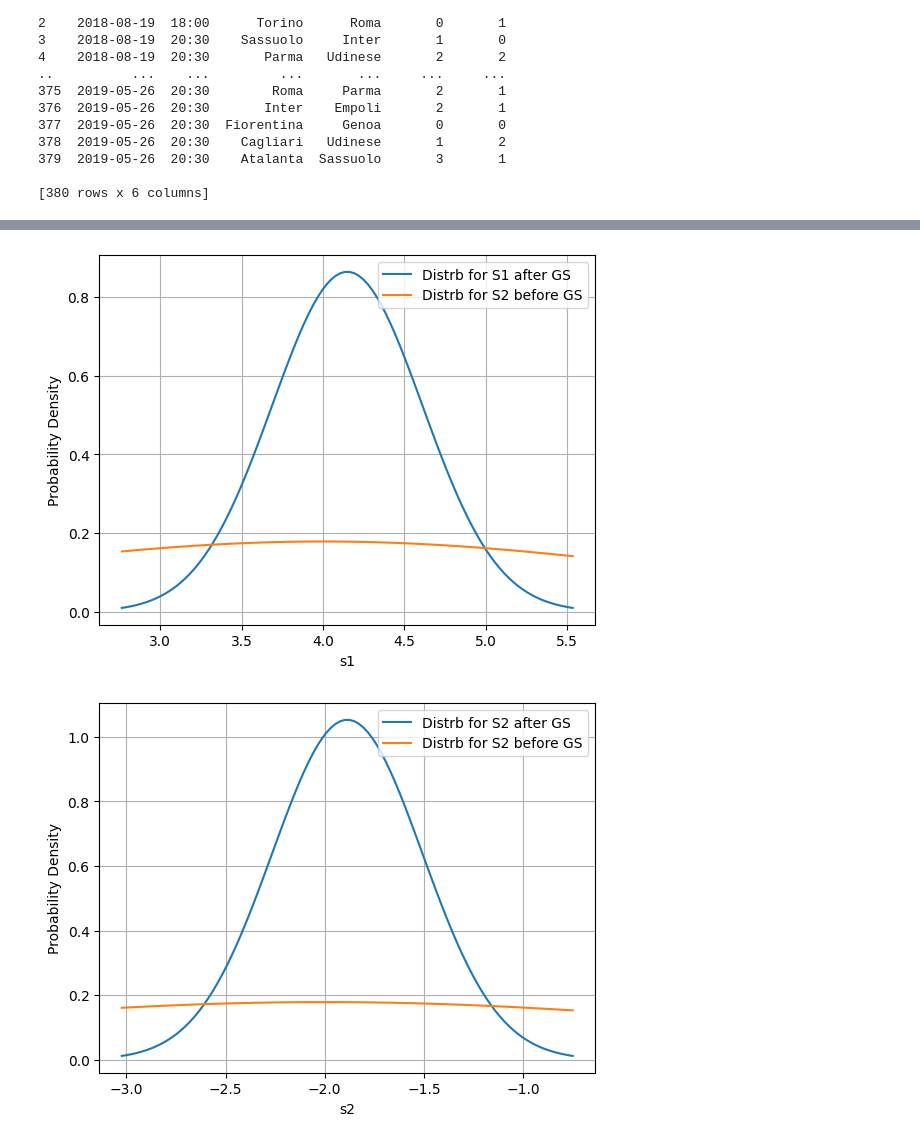
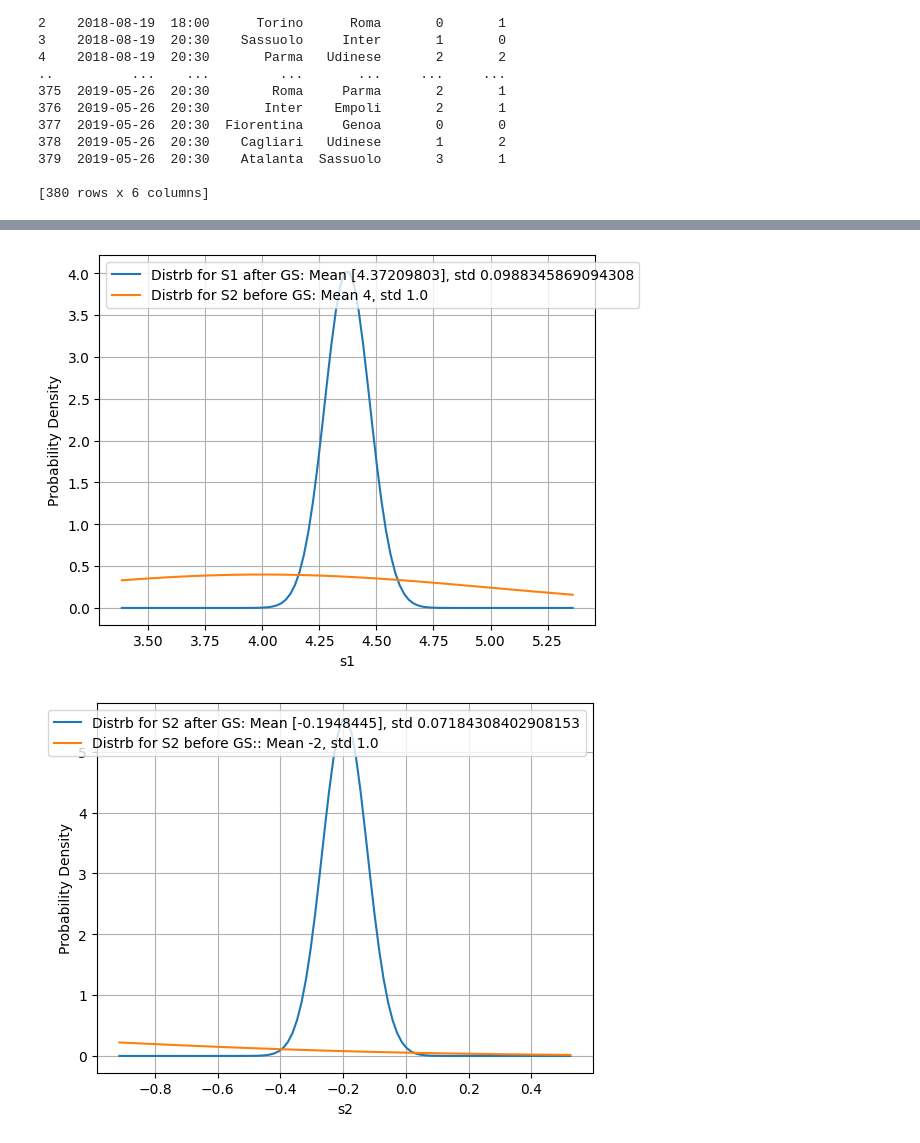
Before and after one commit to GurKarlsson/APMASK, a Jupyter notebook: Untitled-1.ipynb, the cells around one changed output, grey strips where cells are left out. Cells and saved outputs as stored; diff of their text form; code cells hidden in the pictures.

```diff
--- a/Untitled-1.ipynb
+++ b/Untitled-1.ipynb
@@ -33,7 +33,7 @@ print(data)
 
 [380 rows x 6 columns]
 # %%
-def gibbs_sampler(mu_s1_hyper = 4, mu_s2_hyper = -2, var_s1_hyper = 5, var_s2_hyper = 5, iterations = 1000):
+def gibbs_sampler(mu_s1_hyper = 4, mu_s2_hyper = -2, var_s1_hyper = 1, var_s2_hyper = 1, iterations = 1000):
     # Initilize
     A = np.array([[1, -1]]) # 2x1 column vector
 
@@ -45,7 +45,7 @@ def gibbs_sampler(mu_s1_hyper = 4, mu_s2_hyper = -2, var_s1_hyper = 5, var_s2_hy
     #------
     t = 3
     mu_s = np.array([[mu_s1_hyper], [mu_s2_hyper]])   # 1x2 row vector
-    variance_t = 5 # HYPER
+    variance_t = 2 # HYPER
     mu_t = 6 # Hyper mu_s1 - mu_s2
 
     s1_vec = []
@@ -53,8 +53,10 @@ def gibbs_sampler(mu_s1_hyper = 4, mu_s2_hyper = -2, var_s1_hyper = 5, var_s2_hy
     t_vec = []
 
     for i in range(iterations):
-        print(i)
-        print(sig_s)
+
+     #   print(i)
+     #   print(sig_s)
+
     # Corrected matrix multiplication for sig_st computation
      #   sig_st = np.linalg.inv(np.linalg.inv(sig_s) + (A * (1/sig_ts)) * A.T)
         sig_st = np.linalg.inv(np.linalg.inv(sig_s) + np.matmul(A.T*1/sig_ts, A))
@@ -63,8 +65,10 @@ def gibbs_sampler(mu_s1_hyper = 4, mu_s2_hyper = -2, var_s1_hyper = 5, var_s2_hy
      #   mu_st = sig_st * (np.linalg.inv(sig_s) * mu_s + (A * (1/sig_ts)) * t)
         mu_st = np.matmul(sig_st, np.matmul(np.linalg.inv(sig_s),mu_s) + A.T/sig_ts*t)
         mu_st_in = mu_st.flatten()
-        print(f"mu_st {mu_st}")
-        print(f"sig_st {sig_st}")
+
+       # print(f"mu_st {mu_st}")
+       # print(f"sig_st {sig_st}")
+
         s1,s2 = np.random.multivariate_normal(mu_st_in, sig_st) #Gives s1 and s2
 
         s1_vec.append(s1)
@@ -90,7 +94,7 @@ def gibbs_sampler(mu_s1_hyper = 4, mu_s2_hyper = -2, var_s1_hyper = 5, var_s2_hy
 
     return s1_vec, s2_vec, t_vec
 # %%
-iterationss = 1000
+iterationss = 5000
 iterations_num = [i + 1 for i in range(iterationss)]
 
 
@@ -179,45 +183,52 @@ Covariance for s1 and s2: [[0.21343407 0.10757699]
 # %%
 def prior_vs_posterior_comp(mu_1_hyper, mu_2_hyper, var_s1_hyper, var_s2_hyper,mu_s,variance_s1,variance_s2):
     mu_s1 = mu_s[0]
     mu_s2 = mu_s[1]
 
+    std_s1_gs = np.sqrt(variance_s1)
+    std_s2_gs = np.sqrt(variance_s2)
+
+    std_s1_prior = np.sqrt(var_s1_hyper)
+    std_s2_prior = np.sqrt(var_s2_hyper)
+
+
     # Axis [mean-3*std, mean + 3*std]
-    x_axis_s1 = np.linspace(mu_s1 - 3*np.sqrt(variance_s1),      mu_s1 + 3*np.sqrt(variance_s1),     100 )
-    x_axis_s2 = np.linspace(mu_s2 - 3*np.sqrt(variance_s2),      mu_s2 + 3*np.sqrt(variance_s2),     100 )
+    x_axis_s1 = np.linspace(mu_s1 - 10*std_s1_gs,      mu_s1 + 10*std_s1_gs,     100 )
+    x_axis_s2 = np.linspace(mu_s2 - 10*std_s2_gs,      mu_s2 + 10*std_s2_gs,     100 )
 
-    pdf_s1_values_gs =  norm.pdf(x_axis_s1,     mu_s1   ,   np.sqrt(variance_s1))
-    pdf_s1_values_hyp = norm.pdf(x_axis_s1,     mu_1_hyper, np.sqrt(var_s1_hyper))
+    pdf_s1_values_gs =  norm.pdf(x_axis_s1,     mu_s1   ,   std_s1_gs)
+    pdf_s1_values_hyp = norm.pdf(x_axis_s1,     mu_1_hyper, std_s1_prior)
 
-    pdf_s2_values_gs =  norm.pdf(x_axis_s2,     mu_s2   ,   np.sqrt(variance_s2))
-    pdf_s2_values_hyp = norm.pdf(x_axis_s2,     mu_2_hyper, np.sqrt(var_s2_hyper))
+    pdf_s2_values_gs =  norm.pdf(x_axis_s2,     mu_s2   ,   std_s2_gs)
+    pdf_s2_values_hyp = norm.pdf(x_axis_s2,     mu_2_hyper, std_s2_prior)
 
     #Prior and after s1
-    plt.plot(x_axis_s1, pdf_s1_values_gs,  label=f'Distrb for S1 after GS')
-    plt.plot(x_axis_s1, pdf_s1_values_hyp, label=f'Distrb for S2 before GS')
-    plt.legend(loc='upper right')
+    plt.plot(x_axis_s1, pdf_s1_values_gs,  label=f'Distrb for S1 after GS: Mean {mu_s1}, std {std_s1_gs}')
+    plt.plot(x_axis_s1, pdf_s1_values_hyp, label=f'Distrb for S2 before GS: Mean {mu_1_hyper}, std {std_s1_prior}')
+    plt.legend(loc='upper left')
     plt.grid()
     plt.xlabel('s1')
     plt.ylabel('Probability Density')
     plt.show()
 
     #Prior and after s2
-    plt.plot(x_axis_s2, pdf_s2_values_gs,label=f'Distrb for S2 after GS')
-    plt.plot(x_axis_s2, pdf_s2_values_hyp, label=f'Distrb for S2 before GS')
+    plt.plot(x_axis_s2, pdf_s2_values_gs,label=f'Distrb for S2 after GS: Mean {mu_s2}, std {std_s2_gs}')
+    plt.plot(x_axis_s2, pdf_s2_values_hyp, label=f'Distrb for S2 before GS:: Mean {mu_2_hyper}, std {std_s2_prior}')
     plt.legend(loc='upper right')
     plt.grid()
     plt.xlabel('s2')
     plt.ylabel('Probability Density')
     plt.show()
 
 # One could implemented so that we have a hyperparameter function!
 mu_s1_hyper = 4
 mu_s2_hyper = -2
-var_s1_hyper = 5
-var_s2_hyper = 5
+var_s1_hyper = 1
+var_s2_hyper = 1
 
 
 mu_s,_,variance_s1, variance_s2 = post_erior_gibbs_sampler_estimate(s1,s2,t)
 prior_vs_posterior_comp(mu_s1_hyper,mu_s2_hyper,var_s1_hyper,var_s2_hyper,mu_s, variance_s1, variance_s2)
 # %% [output]
-[figure, old version]
+[figure, new version]
-[figure, old version]
+[figure, new version]
```
Also changed, not shown: parts of 4 cells of this notebook.
